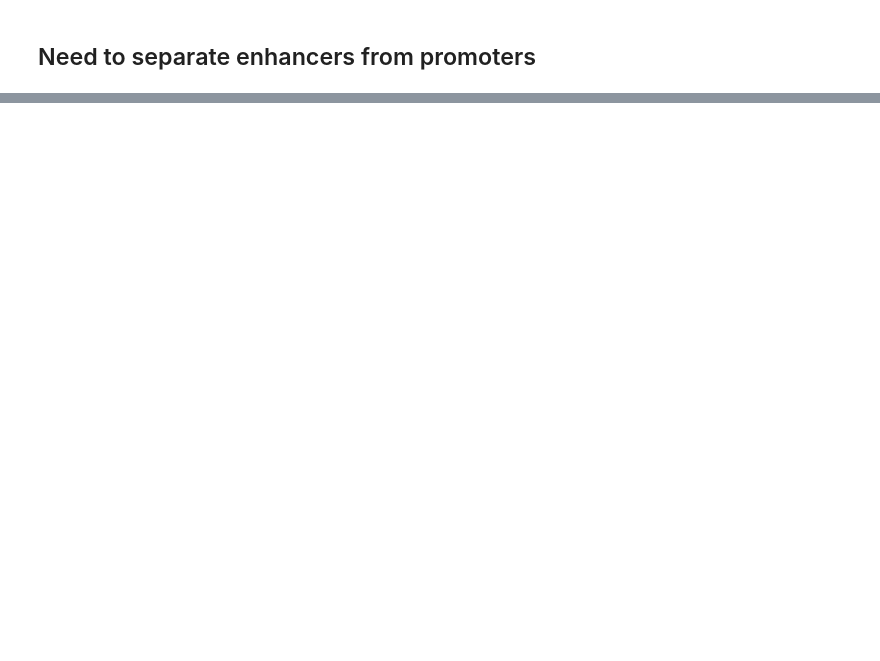
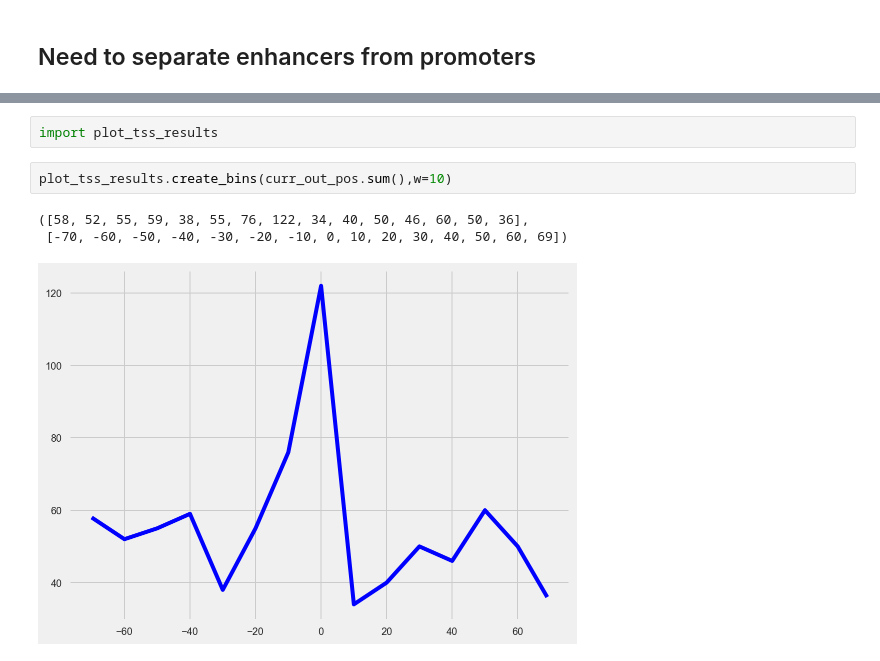
Before and after one commit to isshamie/CH_TSS, a Jupyter notebook: Analysis_NCBI_PICR/Supplemental Figure 3. Motifs Bins MEME.ipynb, the cells around one changed output, grey strips where cells are left out. Saved outputs shown, nothing was run; the diff lists cells and outputs as text; blank space fills up the shorter version.

```diff
--- a/Analysis_NCBI_PICR/Supplemental Figure 3. Motifs Bins MEME.ipynb
+++ b/Analysis_NCBI_PICR/Supplemental Figure 3. Motifs Bins MEME.ipynb
@@ -274,0 +391,8 @@ motif_analysis.plot_count([inr_out_pos, inr_out_neg], "Initiator CHO GROCap peak
+# %%
+import plot_tss_results
+# %%
+plot_tss_results.create_bins(curr_out_pos.sum(),w=10)
+# %% [output]
+([58, 52, 55, 59, 38, 55, 76, 122, 34, 40, 50, 46, 60, 50, 36],
+ [-70, -60, -50, -40, -30, -20, -10, 0, 10, 20, 30, 40, 50, 60, 69])
+[figure, added]
```
Also changed, not shown: parts of 37 cells of this notebook, 31 other files.
